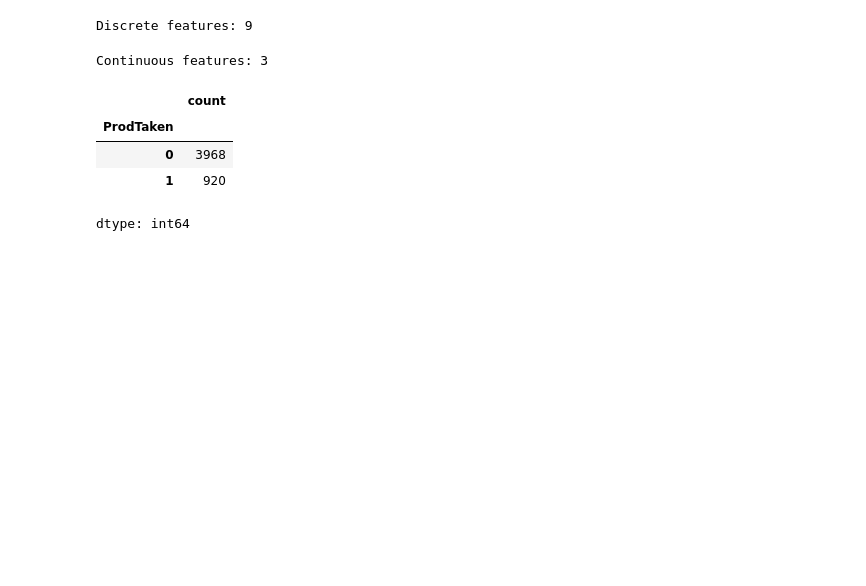
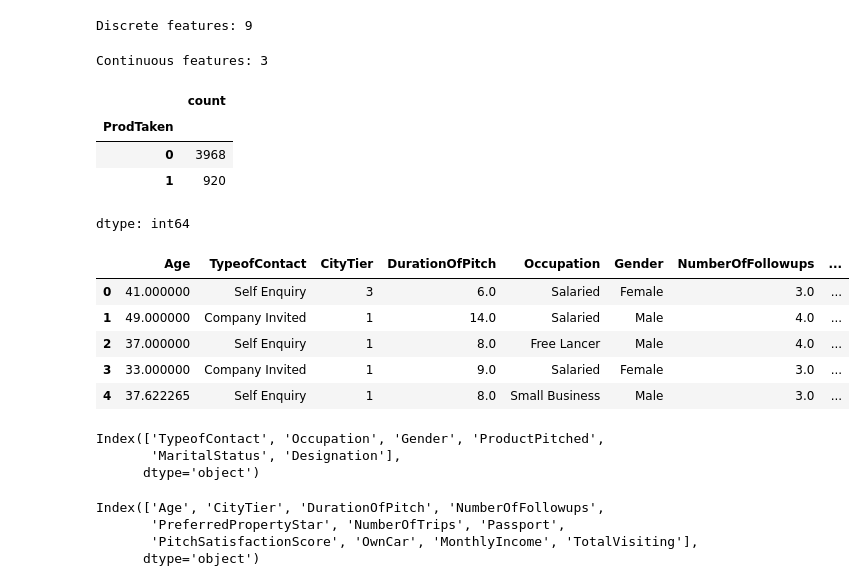
Before and after one commit to Nikhil9490/ML_Algorithms_Revision, a Jupyter notebook: Random_forest_feature_engieering.ipynb, the cells around one changed output. Cells and saved outputs as stored; diff of their text form; code cells hidden in the pictures; blank space fills up the shorter version.

```diff
--- a/Random_forest_feature_engieering.ipynb
+++ b/Random_forest_feature_engieering.ipynb
@@ -198,3 +198,27 @@ y.value_counts()
 | 0 | 3968 |
 | 1 | 920 |
 dtype: int64
+# %%
+X.head()
+# %% [output]
+|  | Age | TypeofContact | CityTier | DurationOfPitch | Occupation | Gender | NumberOfFollowups | ... |
+| 0 | 41.000000 | Self Enquiry | 3 | 6.0 | Salaried | Female | 3.0 | ... |
+| 1 | 49.000000 | Company Invited | 1 | 14.0 | Salaried | Male | 4.0 | ... |
+| 2 | 37.000000 | Self Enquiry | 1 | 8.0 | Free Lancer | Male | 4.0 | ... |
+| 3 | 33.000000 | Company Invited | 1 | 9.0 | Salaried | Female | 3.0 | ... |
+| 4 | 37.622265 | Self Enquiry | 1 | 8.0 | Small Business | Male | 3.0 | ... |
+# %%
+cat_features = X.select_dtypes(include='object').columns
+cat_features
+# %% [output]
+Index(['TypeofContact', 'Occupation', 'Gender', 'ProductPitched',
+       'MaritalStatus', 'Designation'],
+      dtype='object')
+# %%
+num_feature = X.select_dtypes(exclude='object').columns
+num_feature
+# %% [output]
+Index(['Age', 'CityTier', 'DurationOfPitch', 'NumberOfFollowups',
+       'PreferredPropertyStar', 'NumberOfTrips', 'Passport',
+       'PitchSatisfactionScore', 'OwnCar', 'MonthlyIncome', 'TotalVisiting'],
+      dtype='object')
```
Also changed, not shown: parts of 5 cells of this notebook.
